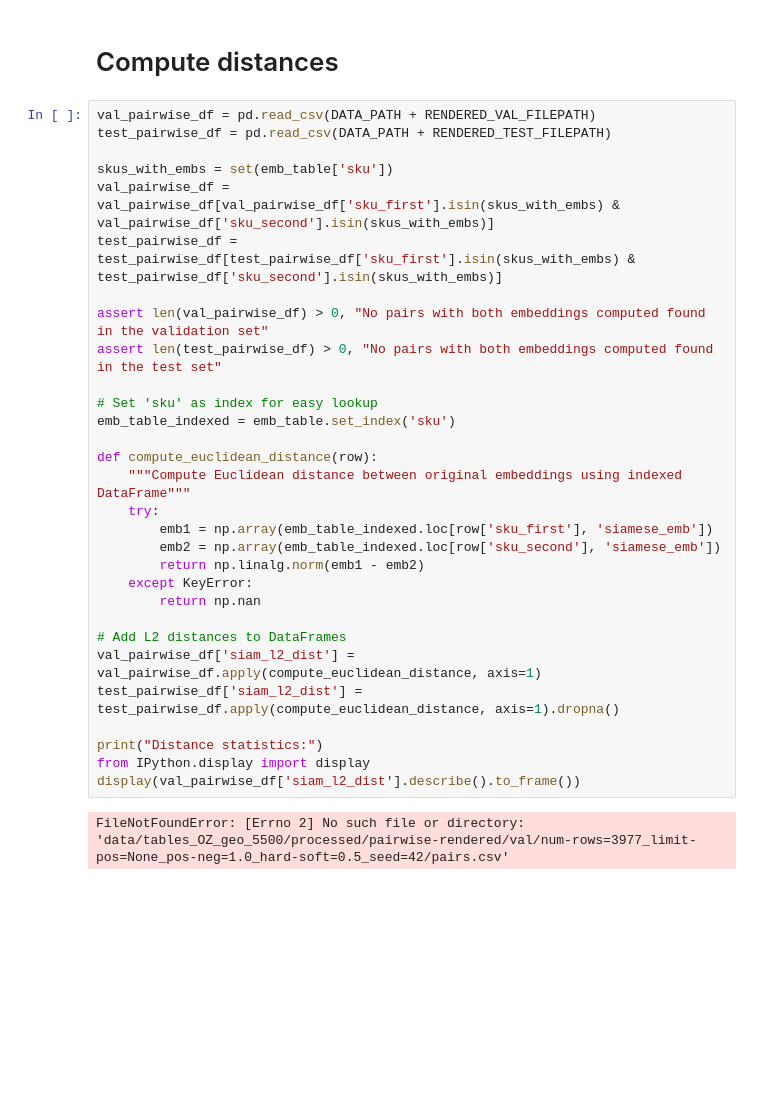
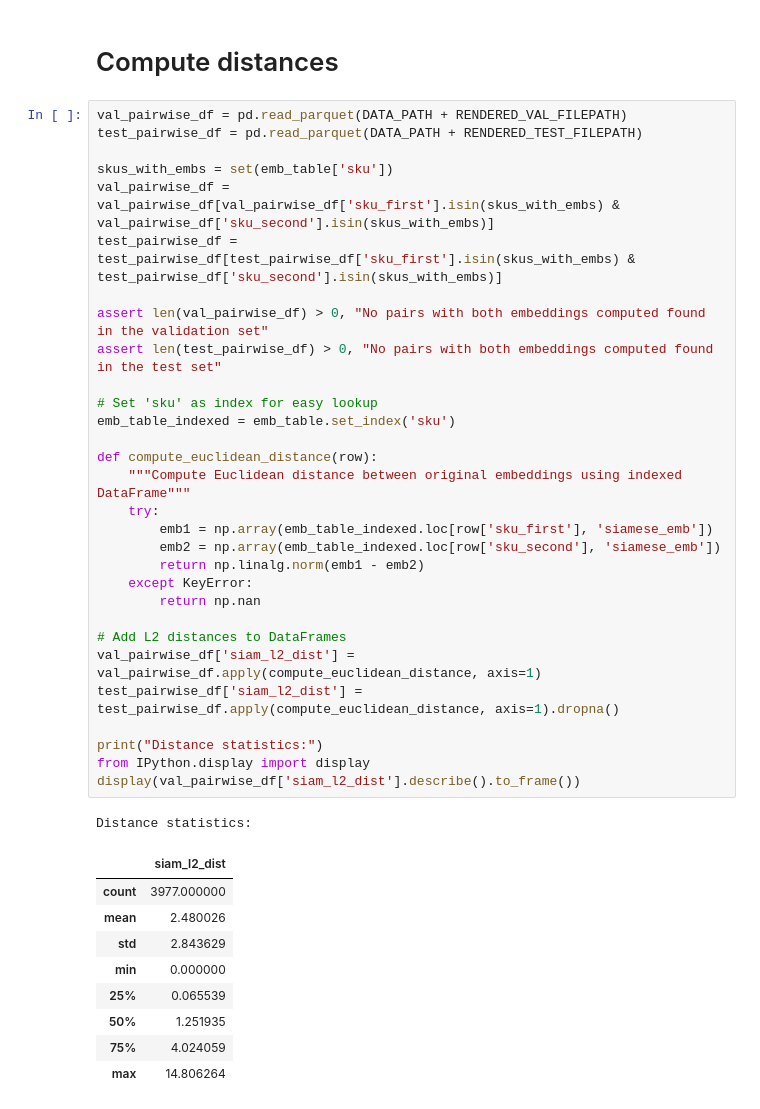
Before and after one commit to tony-pitchblack/marketplace_analytics, a Jupyter notebook: clip-siamese/contrastive_test_embs_from-pairwise-rendered.ipynb, the cells around one changed output. Drawn from its saved outputs; the diff is of its cells as text; blank space fills up the shorter version.

```diff
--- a/clip-siamese/contrastive_test_embs_from-pairwise-rendered.ipynb
+++ b/clip-siamese/contrastive_test_embs_from-pairwise-rendered.ipynb
@@ -132,37 +132,46 @@ emb_table.head()
 # %% [markdown]
 # Compute distances
 # %%
-val_pairwise_df = pd.read_csv(DATA_PATH + RENDERED_VAL_FILEPATH)
-test_pairwise_df = pd.read_csv(DATA_PATH + RENDERED_TEST_FILEPATH)
+val_pairwise_df = pd.read_parquet(DATA_PATH + RENDERED_VAL_FILEPATH)
+test_pairwise_df = pd.read_parquet(DATA_PATH + RENDERED_TEST_FILEPATH)
 
 skus_with_embs = set(emb_table['sku'])
 val_pairwise_df = val_pairwise_df[val_pairwise_df['sku_first'].isin(skus_with_embs) & val_pairwise_df['sku_second'].isin(skus_with_embs)]
 test_pairwise_df = test_pairwise_df[test_pairwise_df['sku_first'].isin(skus_with_embs) & test_pairwise_df['sku_second'].isin(skus_with_embs)]
 
 assert len(val_pairwise_df) > 0, "No pairs with both embeddings computed found in the validation set"
 assert len(test_pairwise_df) > 0, "No pairs with both embeddings computed found in the test set"
 
 # Set 'sku' as index for easy lookup
 emb_table_indexed = emb_table.set_index('sku')
 
 def compute_euclidean_distance(row):
     """Compute Euclidean distance between original embeddings using indexed DataFrame"""
     try:
         emb1 = np.array(emb_table_indexed.loc[row['sku_first'], 'siamese_emb'])
         emb2 = np.array(emb_table_indexed.loc[row['sku_second'], 'siamese_emb'])
         return np.linalg.norm(emb1 - emb2)
     except KeyError:
         return np.nan
 
 # Add L2 distances to DataFrames
 val_pairwise_df['siam_l2_dist'] = val_pairwise_df.apply(compute_euclidean_distance, axis=1)
 test_pairwise_df['siam_l2_dist'] = test_pairwise_df.apply(compute_euclidean_distance, axis=1).dropna()
 
 print("Distance statistics:")
 from IPython.display import display
 display(val_pairwise_df['siam_l2_dist'].describe().to_frame())
 # %% [output]
-FileNotFoundError: [Errno 2] No such file or directory: 'data/tables_OZ_geo_5500/processed/pairwise-rendered/val/num-rows=3977_limit-pos=None_pos-neg=1.0_hard-soft=0.5_seed=42/pairs.csv'
+Distance statistics:
+|  | siam_l2_dist |
+| count | 3977.000000 |
+| mean | 2.480026 |
+| std | 2.843629 |
+| min | 0.000000 |
+| 25% | 0.065539 |
+| 50% | 1.251935 |
+| 75% | 4.024059 |
+| max | 14.806264 |
 # %%
 import numpy as np
 import pandas as pd
```
Also changed, not shown: parts of 7 cells of this notebook, 1 other file.
